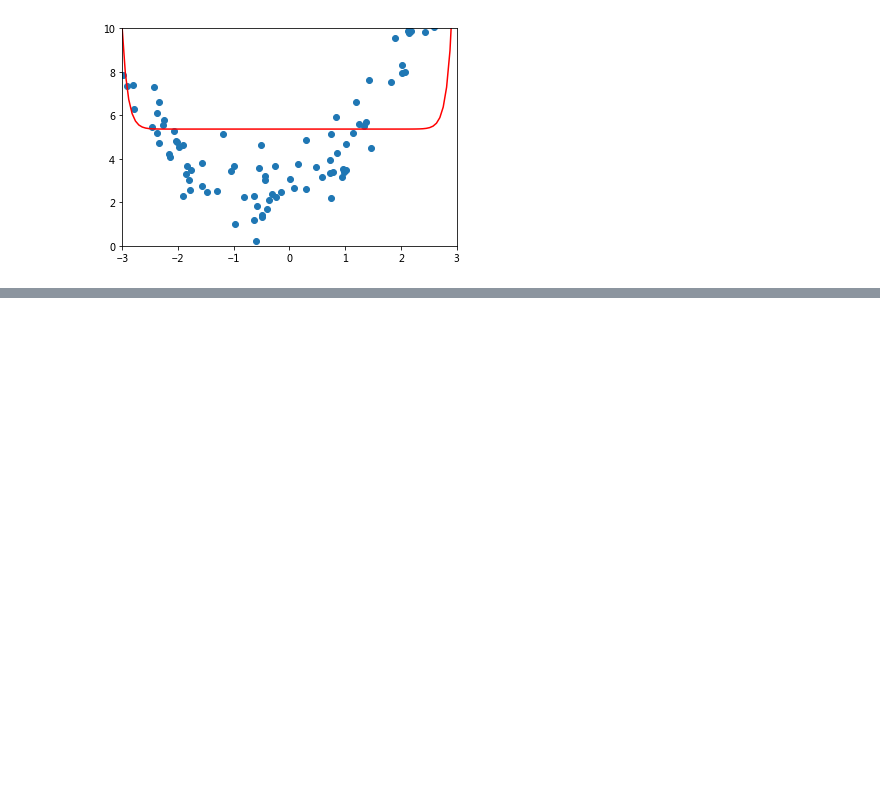
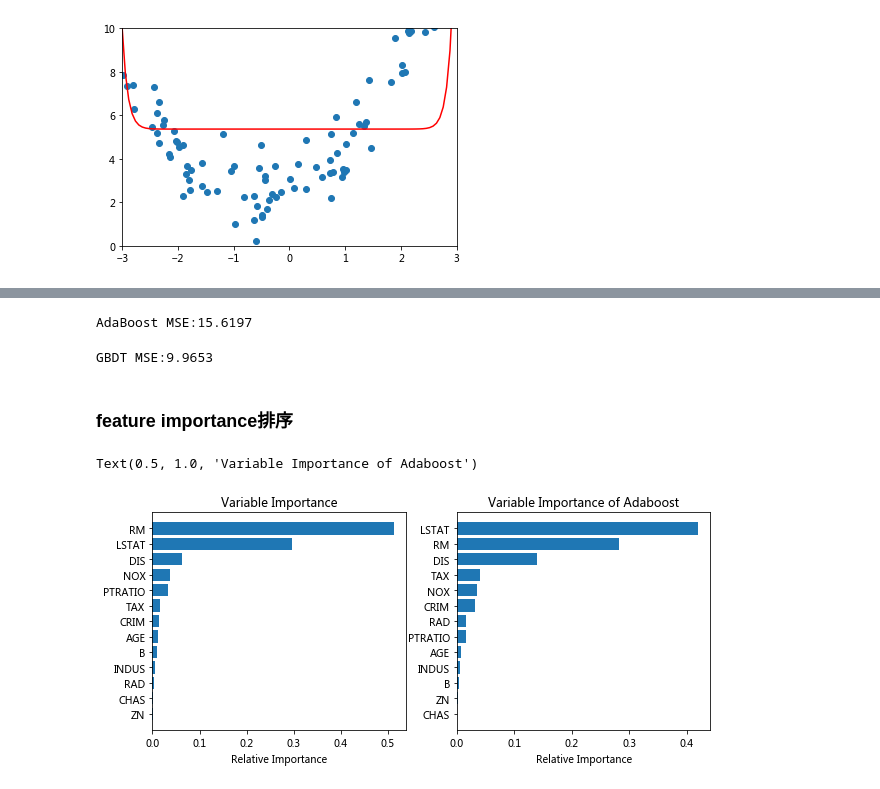
Before and after one commit to Rickiegg/mysql_learning, a Jupyter notebook: GridSearchCV.ipynb, the cells around one changed output, grey strips where cells are left out. Cells and saved outputs as stored; diff of their text form; code cells hidden in the pictures; blank space fills up the shorter version.

Commit message:
add boosting algo

```diff
--- a/GridSearchCV.ipynb
+++ b/GridSearchCV.ipynb
@@ -228,0 +236,36 @@ MSE:9.12076167469837
+# %%
+data=datasets.load_boston()
+# %%
+train_x,test_x,train_y,test_y=train_test_split(data.data,data.target,test_size=0.3)
+# %%
+ada=AdaBoostRegressor()
+ada.fit(train_x,train_y)
+pred_ada=ada.predict(test_x)
+print('AdaBoost MSE:%.4f'% mean_squared_error(pred_ada,test_y))
+# %% [output]
+AdaBoost MSE:15.6197
+# %%
+gbdt=GradientBoostingRegressor()
+gbdt.fit(train_x,train_y)
+pred_gbdt=gbdt.predict(test_x)
+print('GBDT MSE:%.4f'% mean_squared_error(pred_gbdt,test_y))
+# %% [output]
+GBDT MSE:9.9653
+# %% [markdown]
+### feature importance排序
+# %%
+plt.figure(figsize=(10,4))
+plt.subplot(121)
+idx=np.argsort(gbdt.feature_importances_)
+plt.barh(data.feature_names[idx],sorted(gbdt.feature_importances_))
+plt.xlabel('Relative Importance')
+plt.title('Variable Importance')
+
+plt.subplot(122)
+idx1=np.argsort(ada.feature_importances_)
+plt.barh(data.feature_names[idx1],sorted(ada.feature_importances_))
+plt.xlabel('Relative Importance')
+plt.title('Variable Importance of Adaboost')
+# %% [output]
+Text(0.5, 1.0, 'Variable Importance of Adaboost')
+[figure, added]
```
Also changed, not shown: parts of 2 cells of this notebook.
